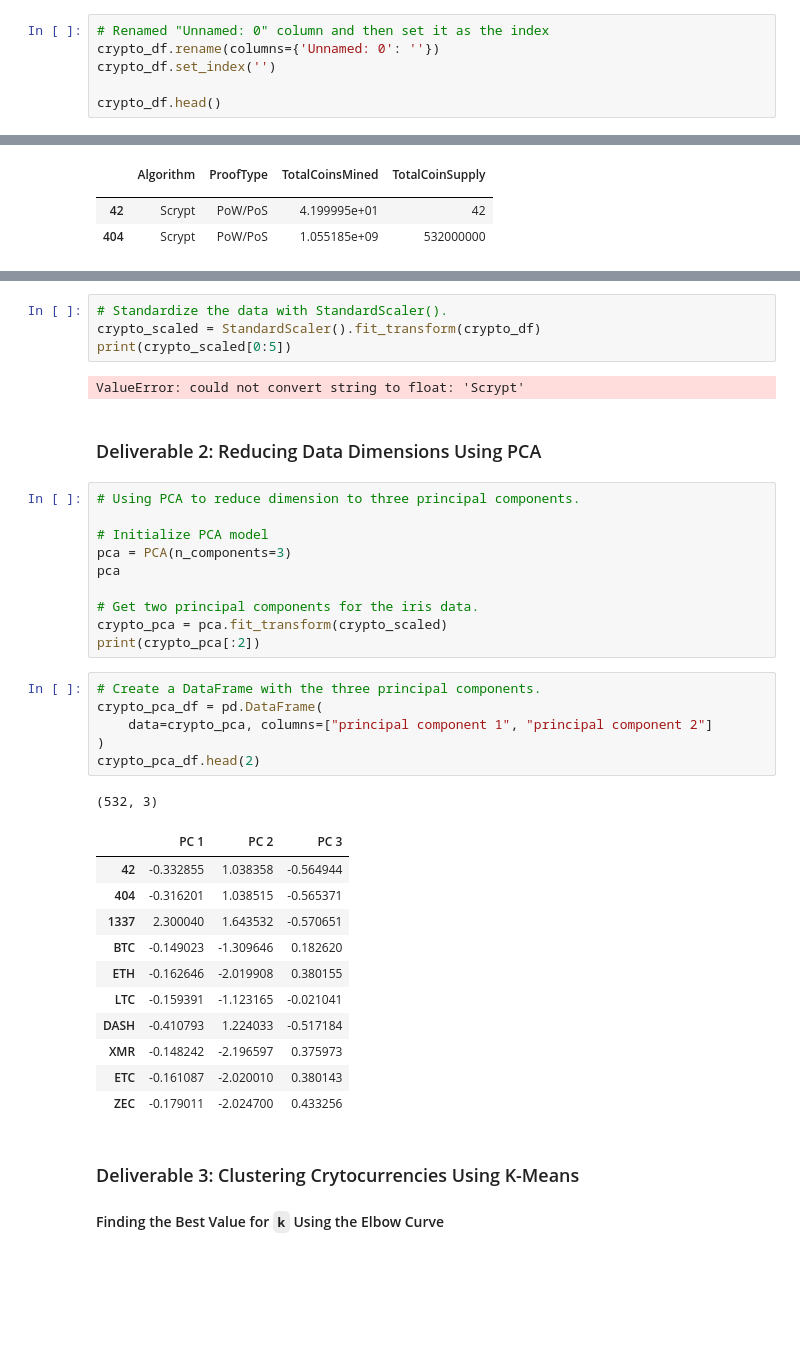
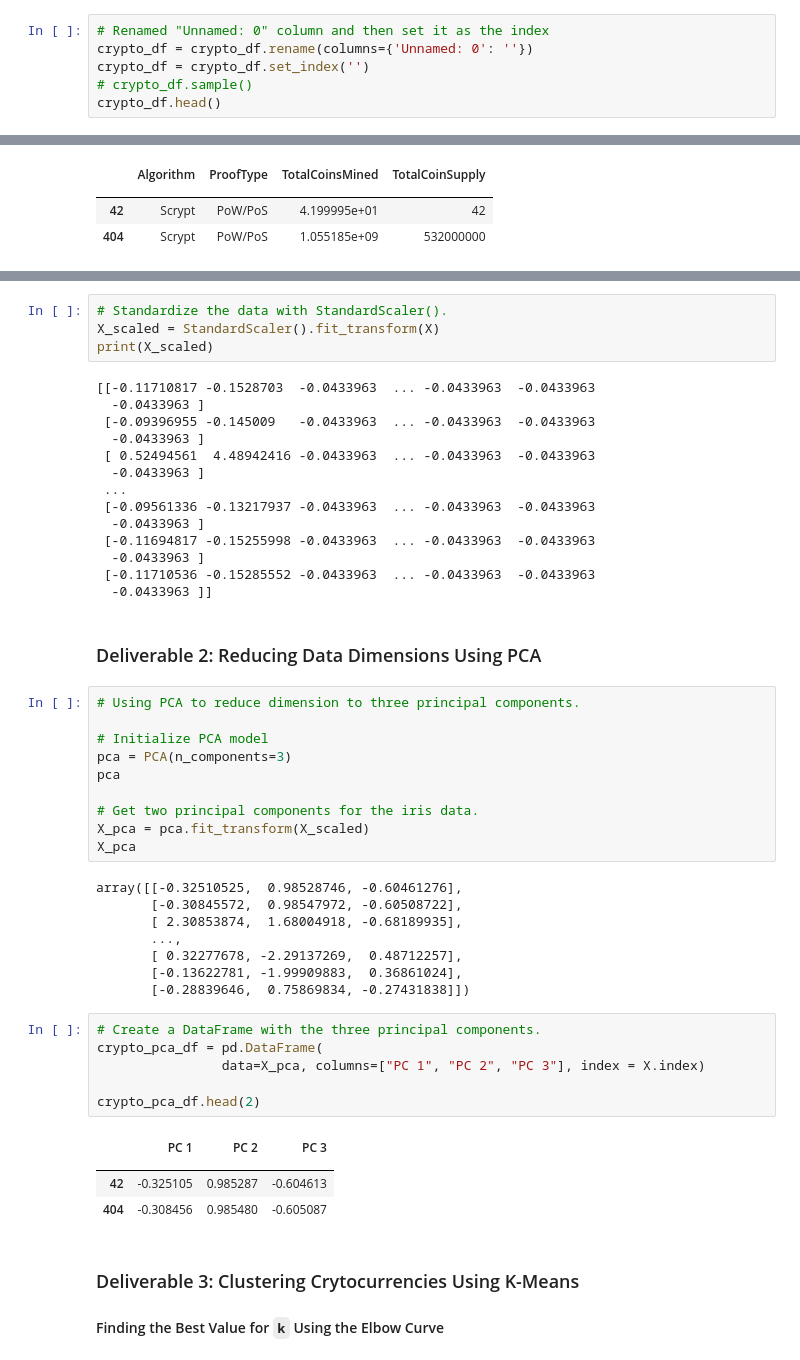
Before and after one commit to BiancaTaisePommerening/Cryptocurrencies, a Jupyter notebook: crypto_clustering.ipynb, the cells around one changed output, grey strips where cells are left out. Cells and saved outputs as stored; diff of their text form; blank space fills up the shorter version.

```diff
--- a/crypto_clustering.ipynb
+++ b/crypto_clustering.ipynb
@@ -71,8 +71,8 @@ unnamed
 Name: Unnamed: 0, Length: 1252, dtype: object
 # %%
 # Renamed "Unnamed: 0" column and then set it as the index
-crypto_df.rename(columns={'Unnamed: 0': ''})
-crypto_df.set_index('')
-
+crypto_df = crypto_df.rename(columns={'Unnamed: 0': ''})
+crypto_df = crypto_df.set_index('')
+# crypto_df.sample()
 crypto_df.head()
 # %% [output]
@@ -199,9 +231,21 @@ X.head()
 # %%
 # Standardize the data with StandardScaler().
-crypto_scaled = StandardScaler().fit_transform(crypto_df)
-print(crypto_scaled[0:5])
+X_scaled = StandardScaler().fit_transform(X)
+print(X_scaled)
 # %% [output]
-ValueError: could not convert string to float: 'Scrypt'
+[[-0.11710817 -0.1528703  -0.0433963  ... -0.0433963  -0.0433963
+  -0.0433963 ]
+ [-0.09396955 -0.145009   -0.0433963  ... -0.0433963  -0.0433963
+  -0.0433963 ]
+ [ 0.52494561  4.48942416 -0.0433963  ... -0.0433963  -0.0433963
+  -0.0433963 ]
+ ...
+ [-0.09561336 -0.13217937 -0.0433963  ... -0.0433963  -0.0433963
+  -0.0433963 ]
+ [-0.11694817 -0.15255998 -0.0433963  ... -0.0433963  -0.0433963
+  -0.0433963 ]
+ [-0.11710536 -0.15285552 -0.0433963  ... -0.0433963  -0.0433963
+  -0.0433963 ]]
 # %% [markdown]
 ### Deliverable 2: Reducing Data Dimensions Using PCA
 # %%
@@ -212,27 +256,27 @@ pca = PCA(n_components=3)
 pca
 
 # Get two principal components for the iris data.
-crypto_pca = pca.fit_transform(crypto_scaled)
-print(crypto_pca[:2])
+X_pca = pca.fit_transform(X_scaled)
+X_pca
+# %% [output]
+array([[-0.32510525,  0.98528746, -0.60461276],
+       [-0.30845572,  0.98547972, -0.60508722],
+       [ 2.30853874,  1.68004918, -0.68189935],
+       ...,
+       [ 0.32277678, -2.29137269,  0.48712257],
+       [-0.13622781, -1.99909883,  0.36861024],
+       [-0.28839646,  0.75869834, -0.27431838]])
 # %%
 # Create a DataFrame with the three principal components.
 crypto_pca_df = pd.DataFrame(
-    data=crypto_pca, columns=["principal component 1", "principal component 2"]
-)
+                data=X_pca, columns=["PC 1", "PC 2", "PC 3"], index = X.index)
+
 crypto_pca_df.head(2)
 # %% [output]
-(532, 3)
 |  | PC 1 | PC 2 | PC 3 |
-| 42 | -0.332855 | 1.038358 | -0.564944 |
-| 404 | -0.316201 | 1.038515 | -0.565371 |
-| 1337 | 2.300040 | 1.643532 | -0.570651 |
-| BTC | -0.149023 | -1.309646 | 0.182620 |
-| ETH | -0.162646 | -2.019908 | 0.380155 |
-| LTC | -0.159391 | -1.123165 | -0.021041 |
-| DASH | -0.410793 | 1.224033 | -0.517184 |
-| XMR | -0.148242 | -2.196597 | 0.375973 |
-| ETC | -0.161087 | -2.020010 | 0.380143 |
-| ZEC | -0.179011 | -2.024700 | 0.433256 |
+|  |  |  |  |
+| 42 | -0.325105 | 0.985287 | -0.604613 |
+| 404 | -0.308456 | 0.985480 | -0.605087 |
 # %% [markdown]
 ### Deliverable 3: Clustering Crytocurrencies Using K-Means
 
```
Also changed, not shown: parts of 8 cells of this notebook.
